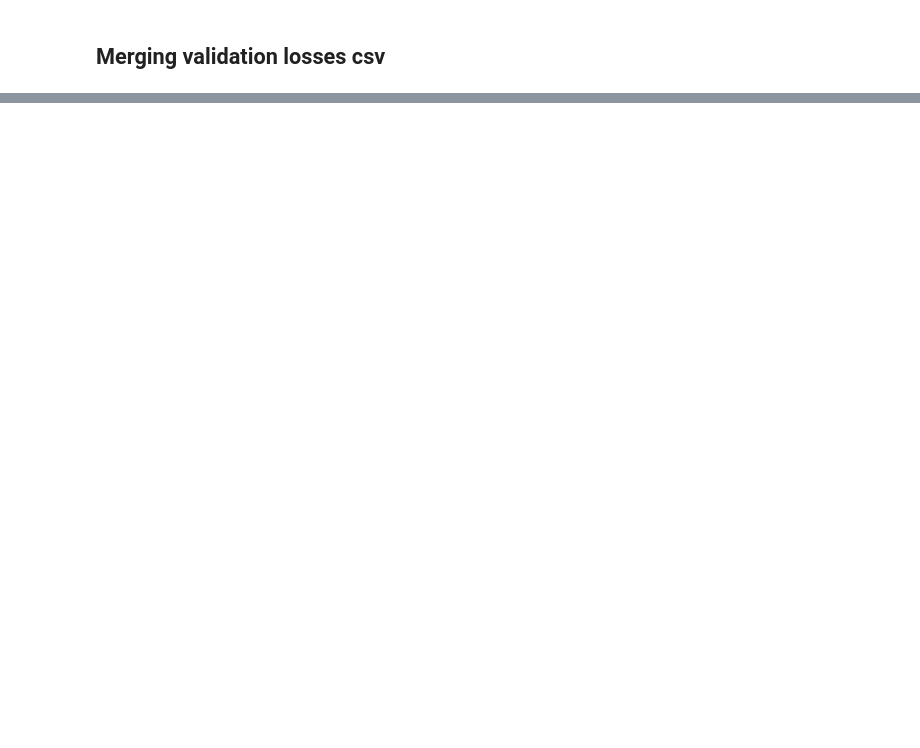
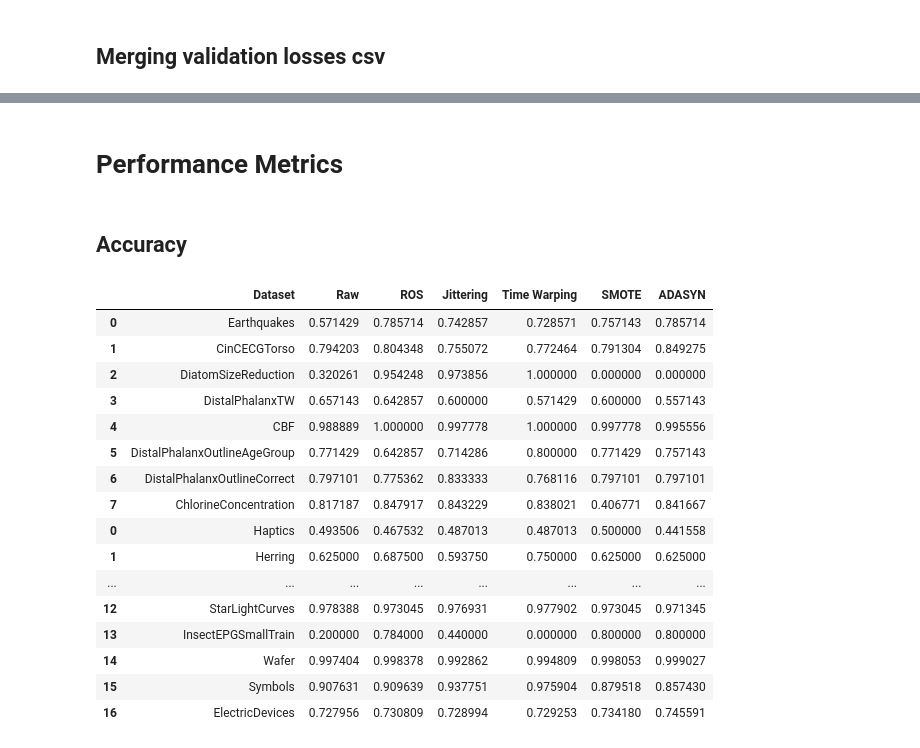
Before and after one commit to DorianJoubaud/ImbalancedTimeSeriesClassification, a Jupyter notebook: Notebook_Classification.ipynb, the cells around one changed output, grey strips where cells are left out. Cells and saved outputs as stored; diff of their text form; code cells hidden in the pictures; blank space fills up the shorter version.

Commit message:
Results & Visu

```diff
--- a/Notebook_Classification.ipynb
+++ b/Notebook_Classification.ipynb
@@ -218,0 +321,34 @@ AttributeError: 'NoneType' object has no attribute 'message_types_by_name'
+# %% [markdown]
+# Performance Metrics
+# %% [markdown]
+## Accuracy
+# %%
+d = 'Accuracy'
+f = 'acc.csv'
+df1 = pd.read_csv(f'Results/1-8/{d}/{f}')
+df2 = pd.read_csv(f'Results/9-17/{d}/{f}')
+df3 = pd.read_csv(f'Results/autres/{d}/{f}')
+df4 = pd.read_csv(f'Results/oui/{d}/{f}')
+
+
+df = pd.concat([df1, df2,df3,df4],axis=0)
+df.rename(columns = {'Unnamed: 0': 'Dataset'}, inplace=True)
+df
+# %% [output]
+|  | Dataset | Raw | ROS | Jittering | Time Warping | SMOTE | ADASYN |
+| 0 | Earthquakes | 0.571429 | 0.785714 | 0.742857 | 0.728571 | 0.757143 | 0.785714 |
+| 1 | CinCECGTorso | 0.794203 | 0.804348 | 0.755072 | 0.772464 | 0.791304 | 0.849275 |
+| 2 | DiatomSizeReduction | 0.320261 | 0.954248 | 0.973856 | 1.000000 | 0.000000 | 0.000000 |
+| 3 | DistalPhalanxTW | 0.657143 | 0.642857 | 0.600000 | 0.571429 | 0.600000 | 0.557143 |
+| 4 | CBF | 0.988889 | 1.000000 | 0.997778 | 1.000000 | 0.997778 | 0.995556 |
+| 5 | DistalPhalanxOutlineAgeGroup | 0.771429 | 0.642857 | 0.714286 | 0.800000 | 0.771429 | 0.757143 |
+| 6 | DistalPhalanxOutlineCorrect | 0.797101 | 0.775362 | 0.833333 | 0.768116 | 0.797101 | 0.797101 |
+| 7 | ChlorineConcentration | 0.817187 | 0.847917 | 0.843229 | 0.838021 | 0.406771 | 0.841667 |
+| 0 | Haptics | 0.493506 | 0.467532 | 0.487013 | 0.487013 | 0.500000 | 0.441558 |
+| 1 | Herring | 0.625000 | 0.687500 | 0.593750 | 0.750000 | 0.625000 | 0.625000 |
+| ... | ... | ... | ... | ... | ... | ... | ... |
+| 12 | StarLightCurves | 0.978388 | 0.973045 | 0.976931 | 0.977902 | 0.973045 | 0.971345 |
+| 13 | InsectEPGSmallTrain | 0.200000 | 0.784000 | 0.440000 | 0.000000 | 0.800000 | 0.800000 |
+| 14 | Wafer | 0.997404 | 0.998378 | 0.992862 | 0.994809 | 0.998053 | 0.999027 |
+| 15 | Symbols | 0.907631 | 0.909639 | 0.937751 | 0.975904 | 0.879518 | 0.857430 |
+| 16 | ElectricDevices | 0.727956 | 0.730809 | 0.728994 | 0.729253 | 0.734180 | 0.745591 |
```
Also changed, not shown: parts of 33 cells of this notebook, 47 other files.
